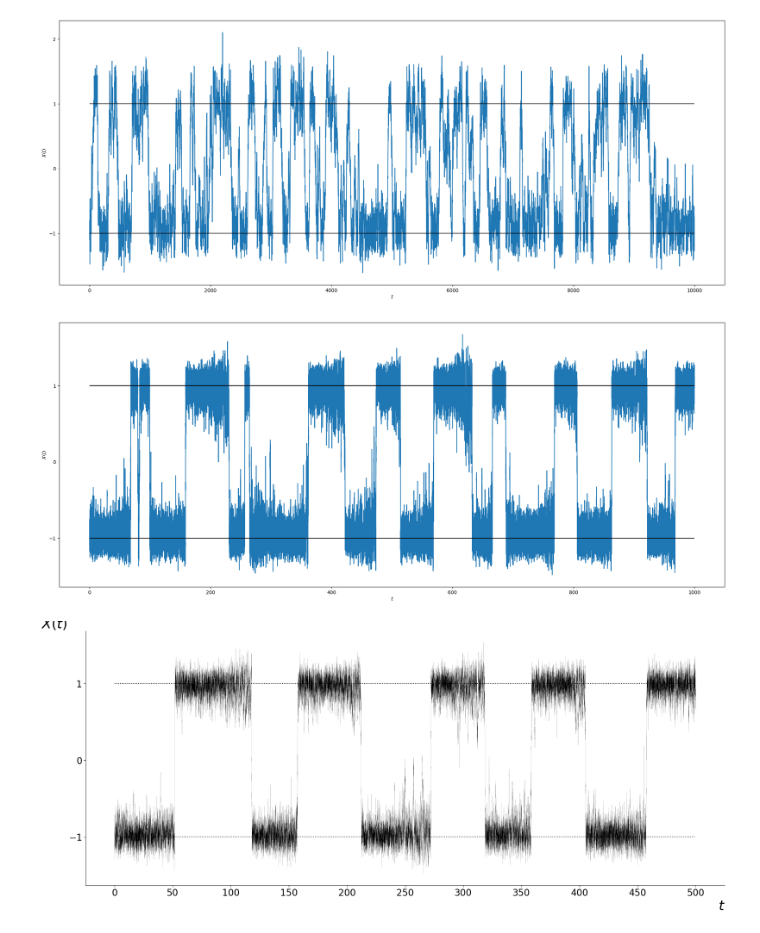
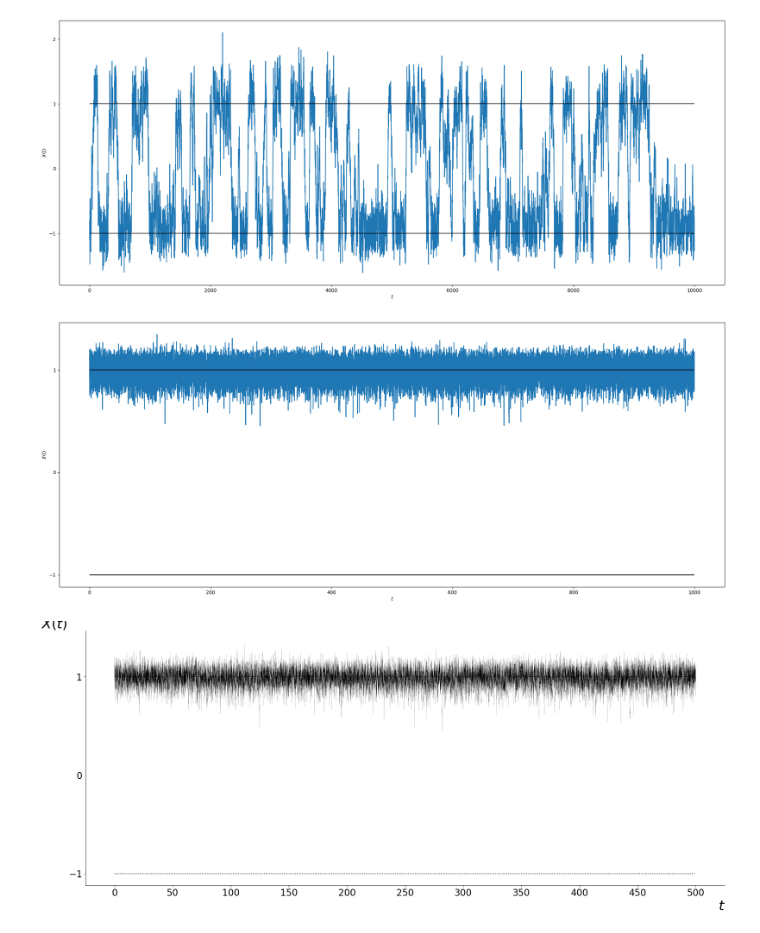
Before and after one commit to abhirao-03/stochastic-resonance, a Jupyter notebook: single_jump.ipynb, the cells around one changed output. Drawn from its saved outputs; the diff is of its cells as text; code cells hidden in the pictures.

Commit message:
low noise figures.

```diff
--- a/single_jump.ipynb
+++ b/single_jump.ipynb
@@ -153,36 +153,36 @@ def plot_simulation(simulation, params):
     plt.figure(figsize=(25,10))
     for i in range(params['num_trajectories']):
         plt.plot(params['time_vec'], simulation[i, :])  # Plot each trajectory
     plt.yticks([-2, -1, 0, 1, 2])
     plt.hlines([1, -1], xmax=params['time_vec'][-1], xmin=params['time_vec'][0], colors="black")
     plt.xlabel('$t$')
     plt.ylabel('$X(t)$')
     plt.show()
 
-def run_simulation(x_init=-1, dt=0.01, time_horizon=1000, num_trajectories=1,
-                  want_jumps=True, jump_mult=1.2):
+def run_simulation(x_init=1, dt=0.01, time_horizon=1000, num_trajectories=1,
+                  want_jumps=False, jump_mult=1.2):
     # Create base parameters
     base_params = create_model_params(x_init=x_init, dt=dt,
                                     time_horizon=time_horizon,
                                     num_trajectories=num_trajectories)
 
     # Add climate-specific parameters
     climate_params = create_climate_params(d_poly__d_x, base_params,
                                          want_jumps=want_jumps,
                                          jump_mult=jump_mult)
 
     # Run simulation
     simulation = euler_maruyama(climate_params)
 
     # Plot results
     plot_simulation(simulation, climate_params)
 
     return simulation, climate_params
 
 # Run the simulation
 simulation, params = run_simulation()
 # %% [output]
-[figure, old version]
+[figure, new version]
 # %%
 size = len(simulation[0, :])
 fig = plt.figure(figsize=(25, 10))
@@ -199,6 +199,6 @@ plt.xlabel(r'$t$', loc='right', size=30)
 plt.ylabel(r'$X(t)$', loc='top', rotation=0, size=30)
 ax.spines['right'].set_visible(False)
 ax.spines['top'].set_visible(False)
-plt.savefig('results/time_dep_pot.svg', transparent=True)
+plt.savefig('results/not_enough_noise_pos.svg', transparent=True)
 # %% [output]
-[figure, old version]
+[figure, new version]
```
Also changed, not shown: 3 other files.
